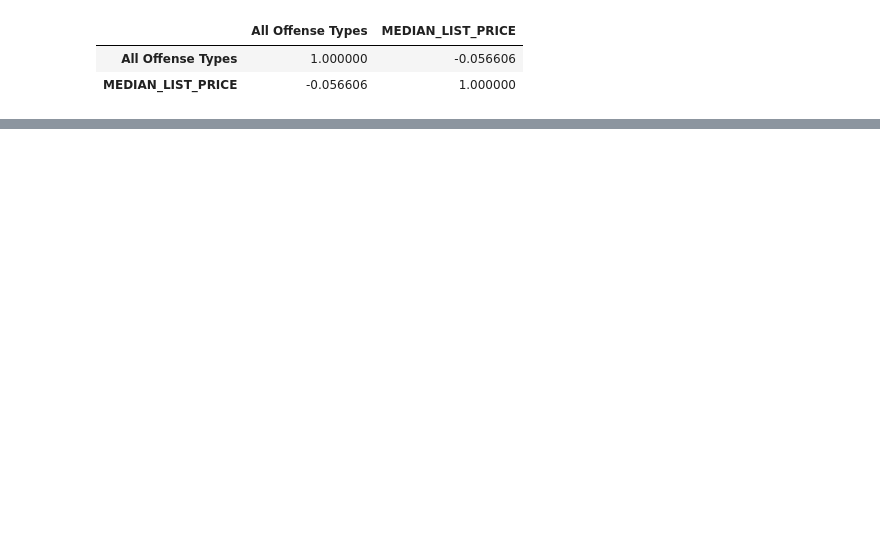
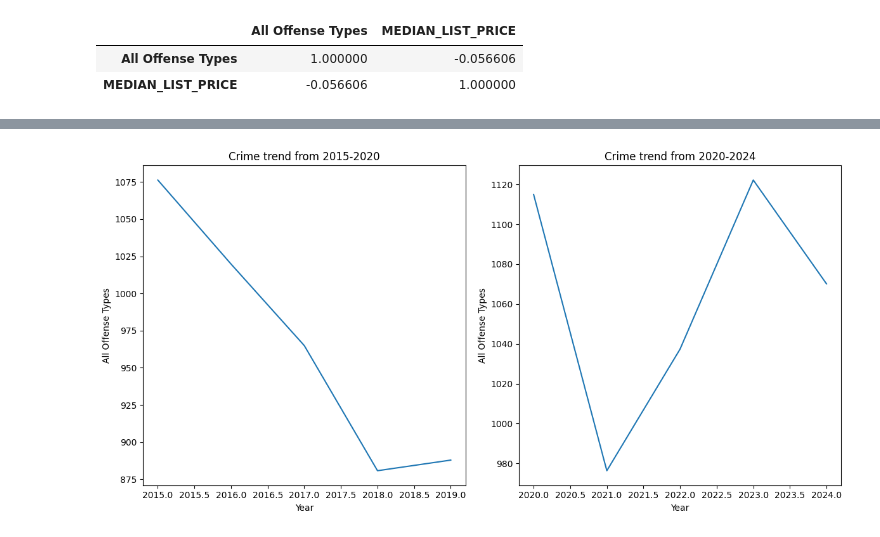
Before and after one commit to davprog9/MA-Housing-Analysis, a Jupyter notebook: Code/Analysis.ipynb, the cells around one changed output, grey strips where cells are left out. Saved outputs shown, nothing was run; the diff lists cells and outputs as text; code cells hidden in the pictures; blank space fills up the shorter version.

```diff
--- a/Code/Analysis.ipynb
+++ b/Code/Analysis.ipynb
@@ -417,0 +384,9 @@ data_small[["All Offense Types", "MEDIAN_LIST_PRICE"]].corr()
+# %%
+five_years_2015_2020 = data_small[(data_small["Year"] >= 2015) & (data_small["Year"] < 2020)]
+five_years_2020_2024 = data_small[data_small["Year"] >= 2020]
+
+print("2015-2020")
+display(five_years_2015_2020[["All Offense Types", "MEDIAN_LIST_PRICE"]].corr())
+
+print("2020-2024")
+display(five_years_2020_2024[["All Offense Types", "MEDIAN_LIST_PRICE"]].corr())
@@ -417,0 +402,16 @@ data_small[["All Offense Types", "MEDIAN_LIST_PRICE"]].corr()
+# %%
+# Visualizing the rise/fall of crime rate over the past 10 years
+
+plt.figure(figsize=(12,6))
+
+plt.subplot(1,2,1)
+plt.title("Crime trend from 2015-2020")
+sns.lineplot(data=five_years_2015_2020, x="Year", y="All Offense Types", errorbar=None)
+
+plt.subplot(1,2,2)
+plt.title("Crime trend from 2020-2024")
+sns.lineplot(data=five_years_2020_2024, x="Year", y="All Offense Types", errorbar=None)
+
+plt.tight_layout()
+# %% [output]
+[figure, added]
```
Also changed, not shown: parts of 33 cells of this notebook, 5 other files.
